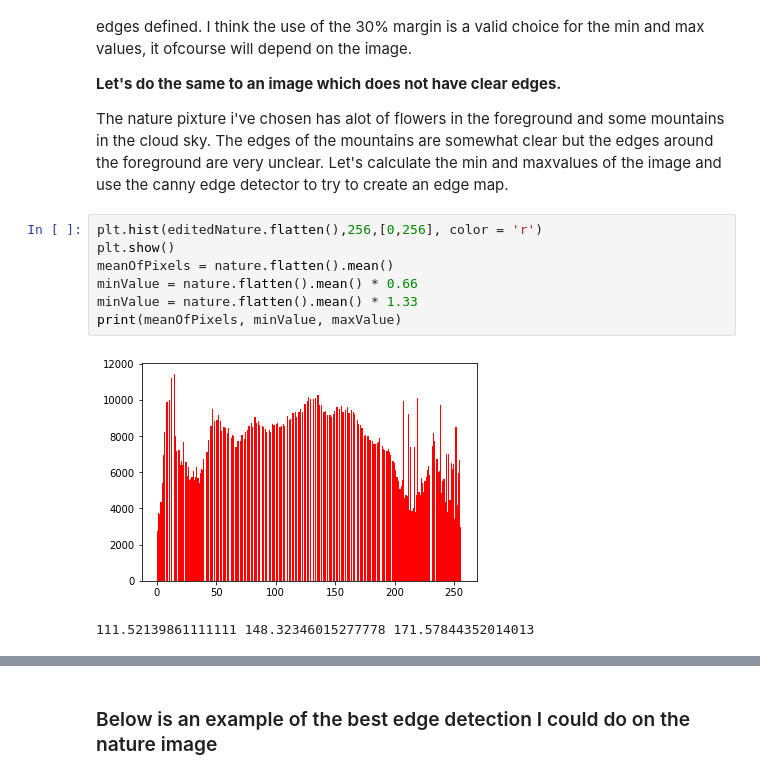
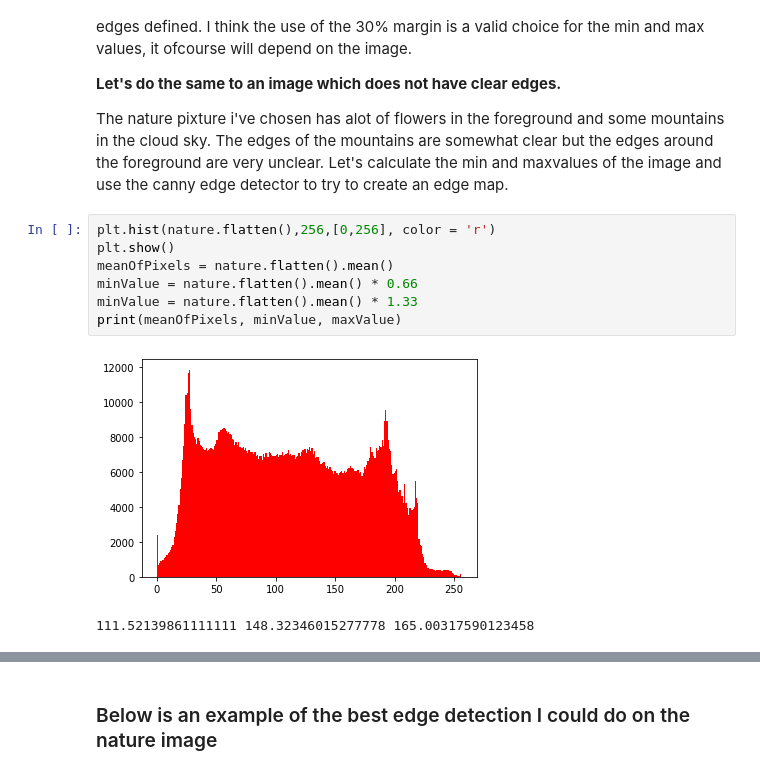
Before and after one commit to harjunpnik/ComputerVision, a Jupyter notebook: CannyEdgeDetection/Canny Edge Detection.ipynb, the cells around one changed output, grey strips where cells are left out. Drawn from its saved outputs; the diff is of its cells as text.

```diff
--- a/CannyEdgeDetection/Canny Edge Detection.ipynb
+++ b/CannyEdgeDetection/Canny Edge Detection.ipynb
@@ -69,15 +69,15 @@ By changing the min and max values i could not get the whole hat to have a coher
 
 The nature pixture i've chosen has alot of flowers in the foreground and some mountains in the cloud sky. The edges of the mountains are somewhat clear but the edges around the foreground are very unclear. Let's calculate the min and maxvalues of the image and use the canny edge detector to try to create an edge map.
 # %%
-plt.hist(editedNature.flatten(),256,[0,256], color = 'r')
+plt.hist(nature.flatten(),256,[0,256], color = 'r')
 plt.show()
 meanOfPixels = nature.flatten().mean()
 minValue = nature.flatten().mean() * 0.66
 minValue = nature.flatten().mean() * 1.33
 print(meanOfPixels, minValue, maxValue)
 # %% [output]
-[figure, old version]
+[figure, new version]
-111.52139861111111 148.32346015277778 171.57844352014013
+111.52139861111111 148.32346015277778 165.00317590123458
 # %%
 cannyEdgesNature = cv.Canny(nature,minValue,minValue)
 compareImages(nature, cannyEdgesNature)
```
Also changed, not shown: parts of 6 cells of this notebook, 1 other file.
